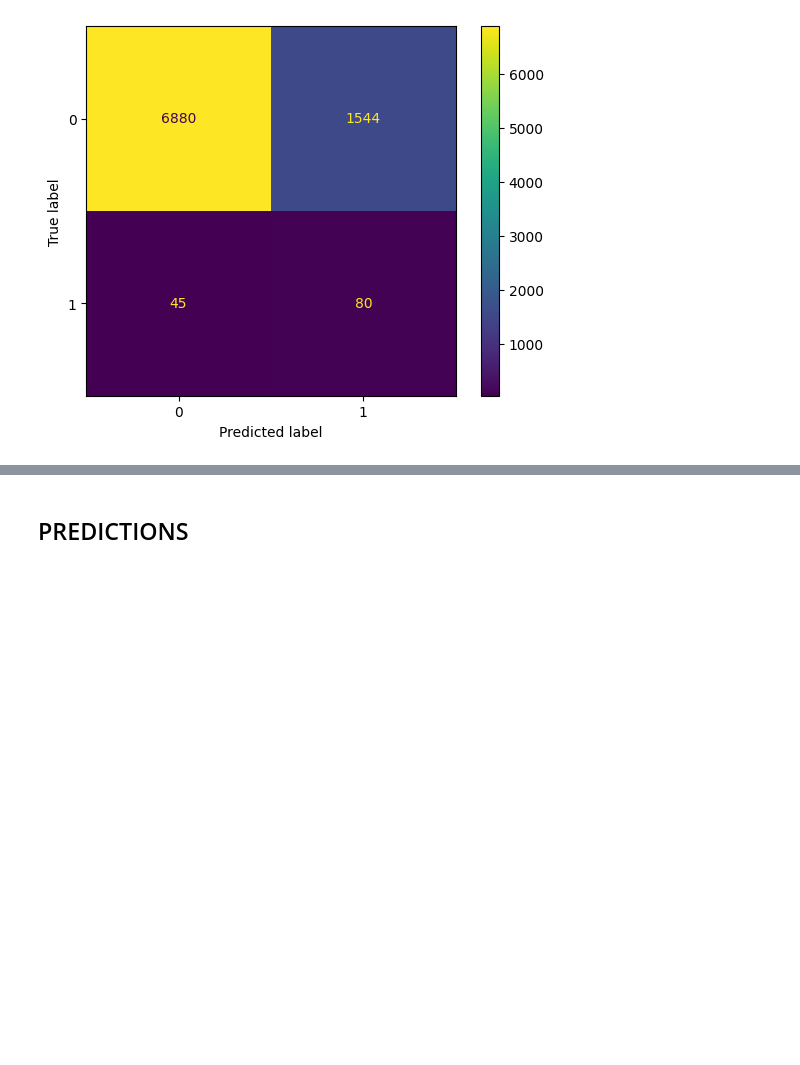
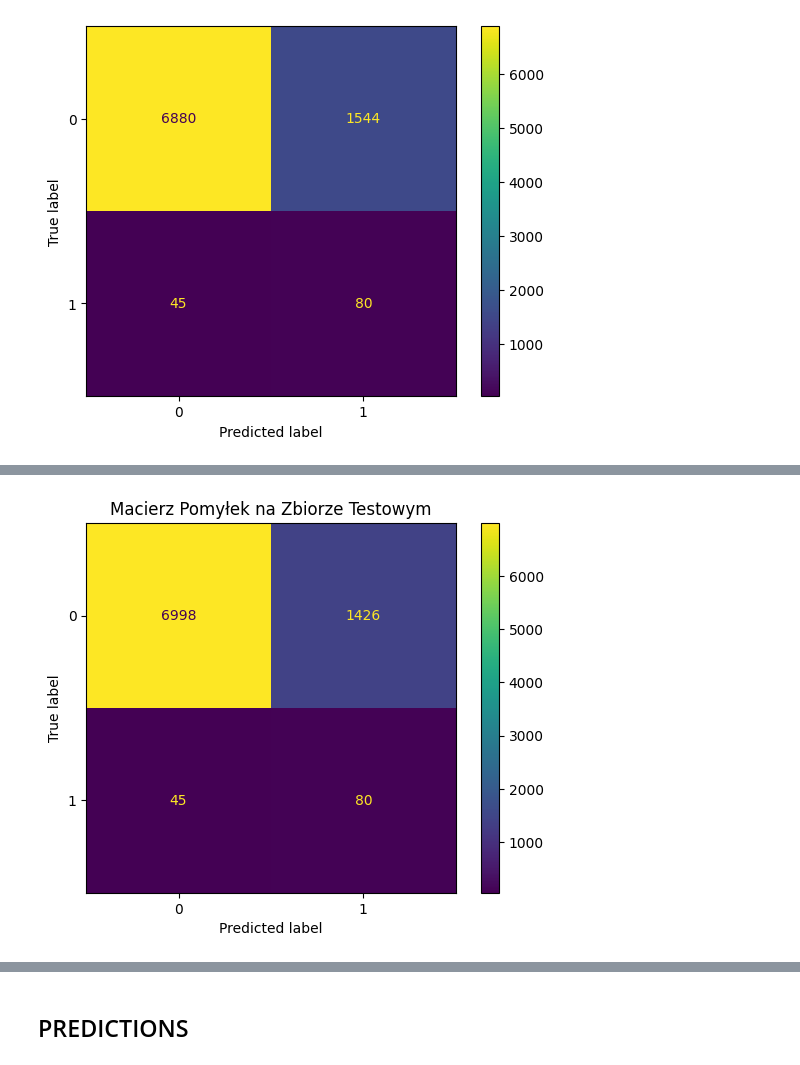
Before and after one commit to WojciechHrycenko/MachineLearning1, a Jupyter notebook: Insurances/Insurance_For_Classification.ipynb, the cells around one changed output, grey strips where cells are left out. Drawn from its saved outputs; the diff is of its cells as text; code cells hidden in the pictures; blank space fills up the shorter version.

Commit message:
added small Classification changes

```diff
--- a/Insurances/Insurance_For_Classification.ipynb
+++ b/Insurances/Insurance_For_Classification.ipynb
@@ -1940,3 +2017,88 @@ weighted avg       0.98      0.81      0.88      8549
 
 AUC-ROC: 0.7941
 [figure]
+# %%
+import pandas as pd
+import matplotlib.pyplot as plt
+from sklearn.linear_model import LogisticRegression
+from sklearn.metrics import classification_report, roc_auc_score, ConfusionMatrixDisplay
+# Pamiętaj, aby zaimportować ImbPipeline i SMOTENC, jeśli nie są globalnie dostępne
+from imblearn.pipeline import Pipeline as ImbPipeline
+from imblearn.over_sampling import SMOTENC
+# Przykład preprocesora, użyj swojego faktycznego obiektu 'preprocessor'
+# from sklearn.preprocessing import StandardScaler, OneHotEncoder, ColumnTransformer
+# preprocessor = ColumnTransformer(...) # Twój faktyczny preprocessor
+
+# ==== KONFIGURACJA DLA MODELU LOGISTYCZNEGO ====
+# Najlepsza wartość C ustalona na 0.1
+final_C_value = 0.1
+
+# Inicjalizacja modelu regresji logistycznej z najlepszym parametrem C
+# Pamiętaj, że klas_weight='balanced' i random_state=42 są bardzo ważne dla imbalanced data i powtarzalności
+final_log_model = LogisticRegression(
+    max_iter=5000,
+    class_weight='balanced',
+    random_state=42,
+    C=final_C_value # Użycie najlepszego C = 0.1
+)
+
+# === Przygotowanie finalnego pipeline ===
+# Tworzymy finalny pipeline z preprocesorem, SMOTE i klasyfikatorem.
+# Zakładamy, że 'preprocessor' i 'categorical_features_indices' są już zdefiniowane
+# jak w Twoim środowisku. Jeśli nie, musisz je zaimportować/zdefiniować.
+
+# Jeśli używasz obiektu 'preprocessor' z poprzednich kroków, upewnij się, że jest on tutaj dostępny
+# np. jeśli był to globalny ColumnTransformer.
+# Przykład:
+# from sklearn.preprocessing import StandardScaler, OneHotEncoder
+# from sklearn.compose import ColumnTransformer
+# numeric_features = ['numeric_col1', 'numeric_col2'] # Twoje kolumny numeryczne
+# categorical_features = ['cat_col1', 'cat_col2'] # Twoje kolumny kategoryczne
+# preprocessor = ColumnTransformer(
+#     transformers=[
+#         ('num', StandardScaler(), numeric_features),
+#         ('cat', OneHotEncoder(handle_unknown='ignore'), categorical_features)
+#     ],
+#     remainder='passthrough'
+# )
+# categorical_features_indices = [X_train.columns.get_loc(col) for col in categorical_features] # Przykładowe uzyskanie indeksów
+
+final_pipeline = ImbPipeline(steps=[
+    ('preprocessing', preprocessor),  # Twój zdefiniowany preprocessor
+    ('smote', SMOTENC(categorical_features=categorical_features_indices, random_state=42)), # Upewnij się, że categorical_features_indices jest poprawne
+    ('classifier', final_log_model)
+])
+
+# === Łączenie danych treningowych i walidacyjnych dla finalnego treningu ===
+# To jest kluczowy krok: łączymy X_train i X_val, aby trenować finalny model na większej ilości danych.
+X_combined_train_val = pd.concat([X_train, X_val], ignore_index=True)
+y_combined_train_val = pd.concat([y_train, y_val], ignore_index=True)
+
+print(f"Trenowanie finalnego modelu ({final_log_model.__class__.__name__} z C={final_C_value}) na połączonych danych treningowych i walidacyjnych...")
+final_pipeline.fit(X_combined_train_val, y_combined_train_val)
+print("Trening zakończony.")
+
+# === Ocena na zbiorze testowym (NIGDY wcześniej nieużywanym) ===
+print("\n=== OCENA NA ZBIORZE TESTOWYM ===")
+y_test_pred = final_pipeline.predict(X_test)
+y_test_proba = final_pipeline.predict_proba(X_test)[:, 1] # Prawdopodobieństwa dla klasy pozytywnej (1)
+
+# Generowanie raportu klasyfikacji
+print("\nRAPORT KLASYFIKACJI (Zbiór Testowy):")
+print(classification_report(y_test, y_test_pred))
+
+# Obliczanie i wyświetlanie wyniku AUC-ROC
+auc_score_test = roc_auc_score(y_test, y_test_proba)
+print(f"WYNIK AUC-ROC (Zbiór Testowy): {auc_score_test:.4f}")
+
+# Macierz pomyłek
+print("\nMacierz Pomyłek (Zbiór Testowy):")
+ConfusionMatrixDisplay.from_predictions(y_test, y_test_pred)
+plt.title("Macierz Pomyłek na Zbiorze Testowym")
+plt.show()
+
+# Opcjonalnie: Zbalansowana dokładność na zbiorze testowym
+from sklearn.metrics import balanced_accuracy_score
+balanced_acc_test = balanced_accuracy_score(y_test, y_test_pred)
+print(f"Zbalansowana Dokładność (Zbiór Testowy): {balanced_acc_test:.4f}")
+# %% [output]
@@ -1942,0 +2123 @@ AUC-ROC: 0.7941
+[figure, added]
```
Also changed, not shown: parts of 29 cells of this notebook, 1 other file.
